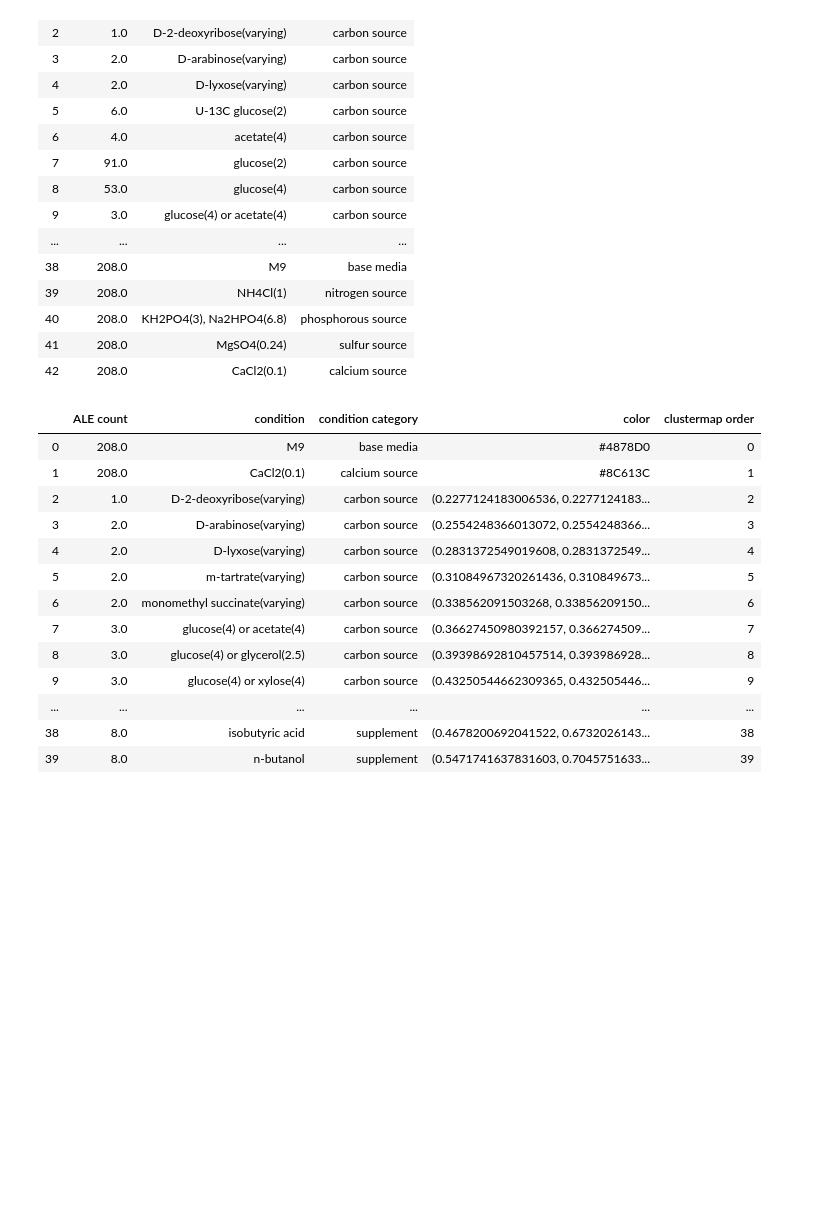
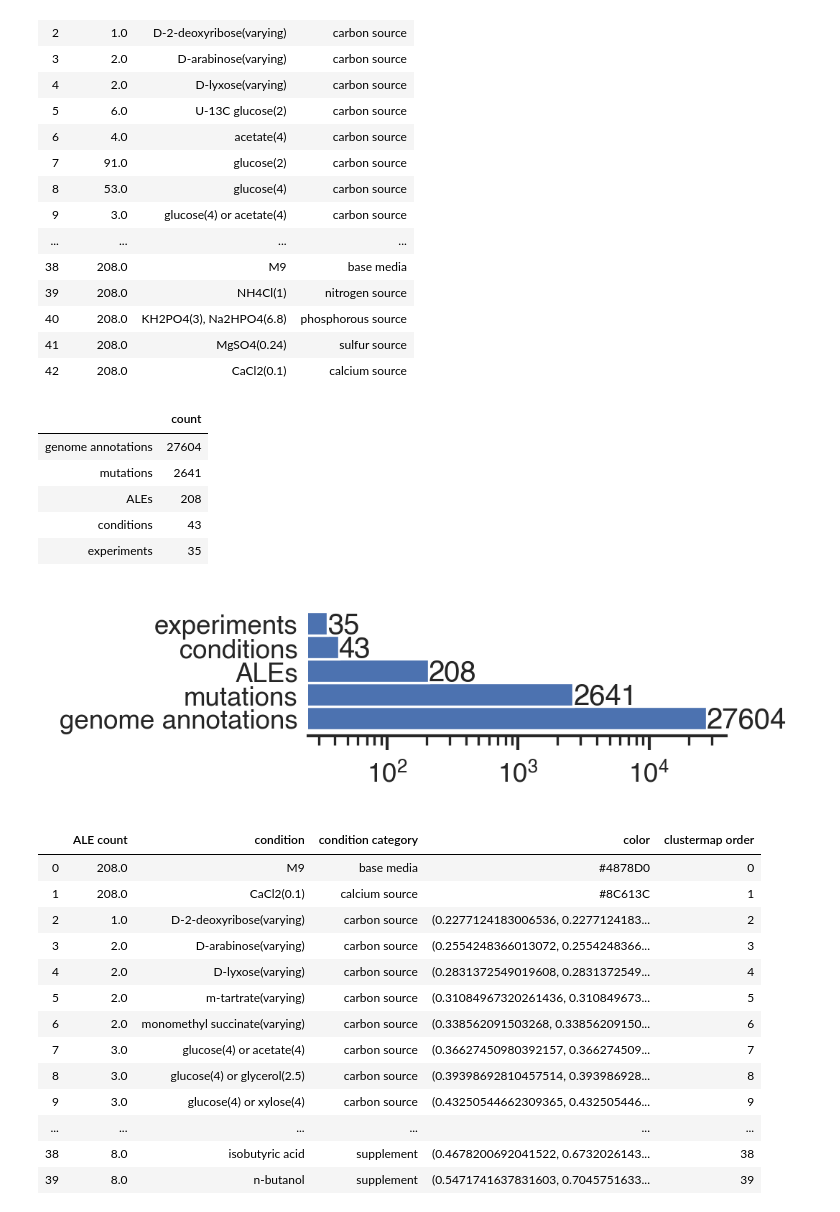
Before and after one commit to Aletechdev/ava, a Jupyter notebook: ava_ms_sizes.ipynb, the cells around one changed output. Cells and saved outputs as stored; diff of their text form; code cells hidden in the pictures; blank space fills up the shorter version.

Commit message:
added amount of unique annotations used in multi-scale framework

```diff
--- a/ava_ms_sizes.ipynb
+++ b/ava_ms_sizes.ipynb
@@ -170,6 +124,69 @@ cond_cat_cnt_df
 | 40 | 208.0 | KH2PO4(3), Na2HPO4(6.8) | phosphorous source |
 | 41 | 208.0 | MgSO4(0.24) | sulfur source |
 | 42 | 208.0 | CaCl2(0.1) | calcium source |
+# %%
+cnt_d["conditions"] = len(cond_cat_cnt_colors_df["condition"].unique())
+# %%
+import pickle
+
+
+with open('./data/annot_cnt_d.pkl', 'rb') as handle:
+    uniqu_feat_cnt_d = pickle.load(handle)
+
+
+tot_unique_item_cnt = 0
+for v in uniqu_feat_cnt_d.values():
+    tot_unique_item_cnt += v
+
+cnt_d["genome annotations"] = tot_unique_item_cnt
+# %%
+import seaborn as sns
+import matplotlib
+import matplotlib.pyplot as plt
+%matplotlib inline
+plt.rcParams["figure.dpi"] = 300
+plt.rcParams['font.sans-serif'] = ["Helvetica"]
+sns.set_context("paper")
+sns.set_style("ticks")
+
+
+cnt_df = pd.DataFrame.from_dict(cnt_d, orient='index', columns=["count"])
+cnt_df = cnt_df.sort_values(by="count", ascending=False)
+display(cnt_df)
+
+ax = cnt_df.plot.barh(
+#     y="count",
+#     x="index",
+    color="#4C72B0",
+#     color="#4169e1",
+    figsize=(2.5,0.8),
+    width=1
+)
+
+sns.despine(ax=ax, top=True, right=True, bottom=False, left=True)
+ax.get_legend().remove()
+plt.xscale('log')
+ax.tick_params(axis='y', which='major', length=0)
+
+for tick in ax.get_xticklabels():
+    tick.set_fontname("Helvetica")
+for tick in ax.get_yticklabels():
+    tick.set_fontname("Helvetica")
+
+cnt_df = cnt_df.reset_index()  # Resetting index for the below annotations to work
+for i, r in cnt_df.iterrows():
+    s = str(int(r["count"]))
+    ax.text(r["count"], i-0.41,  s, fontname="Helvetica")
+
+plt.savefig("./figs/ALE_mags.svg", format="svg")
+# %% [output]
+|  | count |
+| genome annotations | 27604 |
+| mutations | 2641 |
+| ALEs | 208 |
+| conditions | 43 |
+| experiments | 35 |
+[figure, added]
 # %%
 # cond_col_color_pal_d = {
 #     "temperature": "PuOr_r",
```
Also changed, not shown: parts of 2 cells of this notebook, 1 other file.
